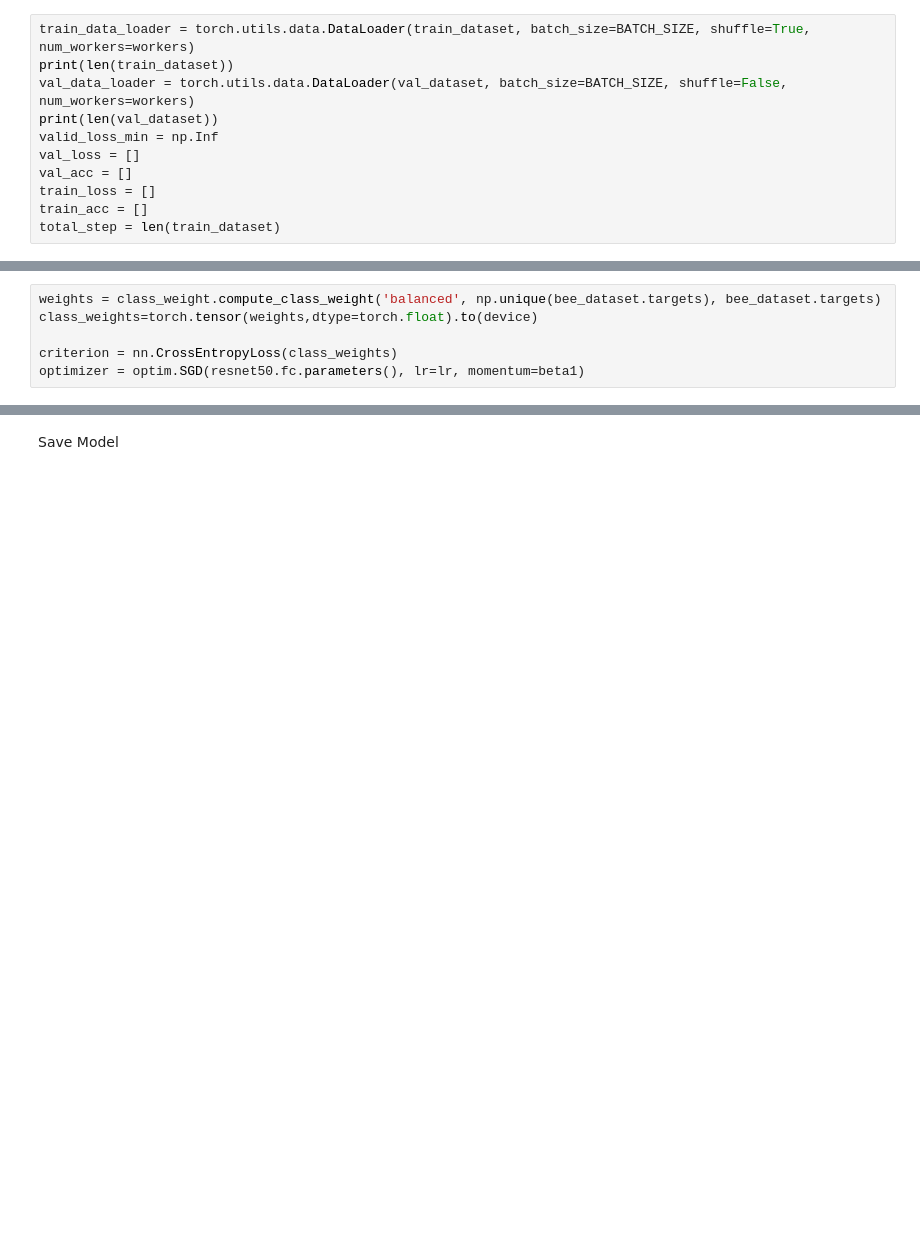
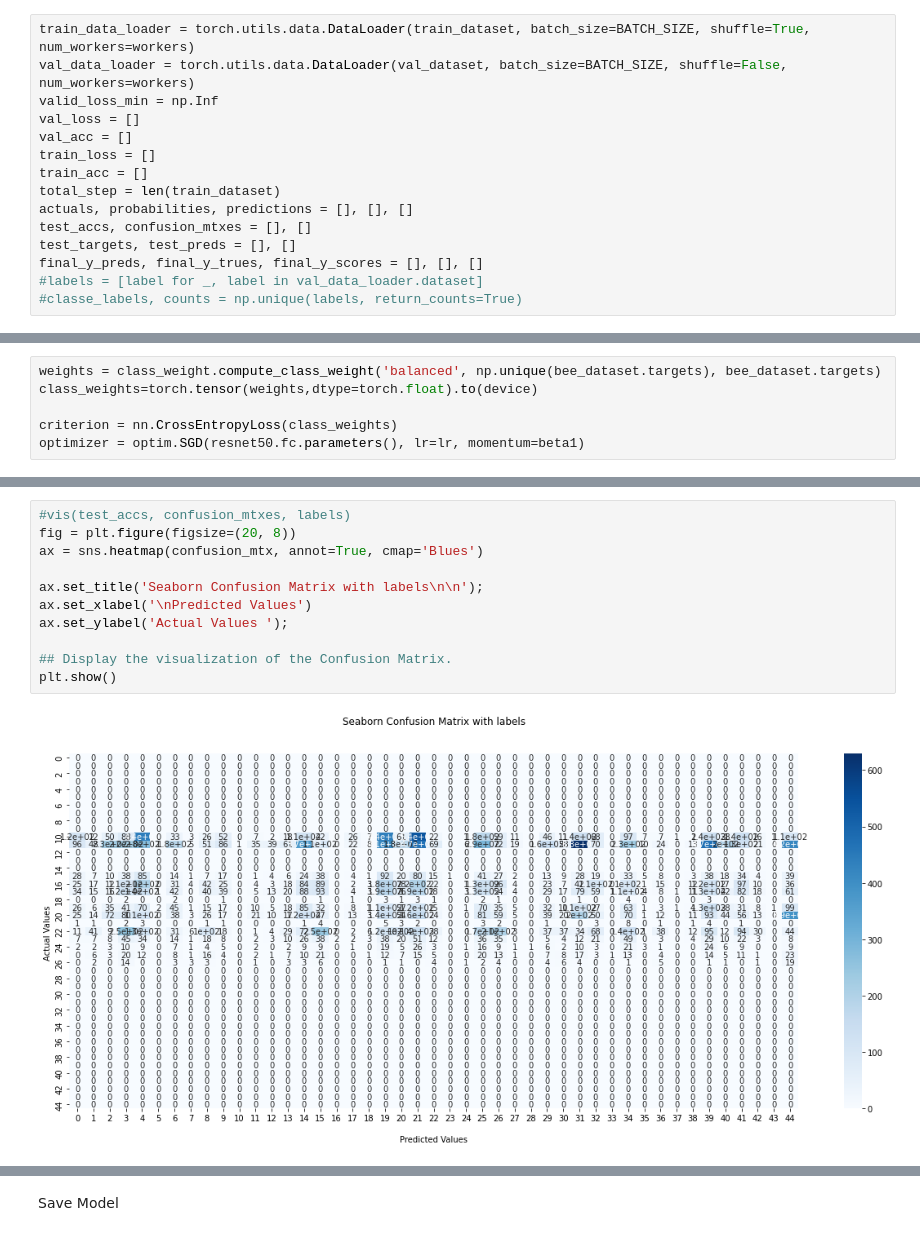
Before and after one commit to dragonx0208/beemachine, a Jupyter notebook: torch_main_V1.1.ipynb, the cells around one changed output, grey strips where cells are left out. Saved outputs shown, nothing was run; the diff lists cells and outputs as text; blank space fills up the shorter version.

```diff
--- a/torch_main_V1.1.ipynb
+++ b/torch_main_V1.1.ipynb
@@ -208,12 +212,16 @@ torch.autograd.set_detect_anomaly(True)
 Create DataLoader
 # %%
 train_data_loader = torch.utils.data.DataLoader(train_dataset, batch_size=BATCH_SIZE, shuffle=True, num_workers=workers)
-print(len(train_dataset))
 val_data_loader = torch.utils.data.DataLoader(val_dataset, batch_size=BATCH_SIZE, shuffle=False, num_workers=workers)
-print(len(val_dataset))
 valid_loss_min = np.Inf
 val_loss = []
 val_acc = []
 train_loss = []
 train_acc = []
 total_step = len(train_dataset)
+actuals, probabilities, predictions = [], [], []
+test_accs, confusion_mtxes = [], []
+test_targets, test_preds = [], []
+final_y_preds, final_y_trues, final_y_scores = [], [], []
+#labels = [label for _, label in val_data_loader.dataset]
+#classe_labels, counts = np.unique(labels, return_counts=True)
@@ -420,0 +405,13 @@ Accuracy: 0.1579
+# %%
+#vis(test_accs, confusion_mtxes, labels)
+fig = plt.figure(figsize=(20, 8))
+ax = sns.heatmap(confusion_mtx, annot=True, cmap='Blues')
+
+ax.set_title('Seaborn Confusion Matrix with labels\n\n');
+ax.set_xlabel('\nPredicted Values')
+ax.set_ylabel('Actual Values ');
+
+## Display the visualization of the Confusion Matrix.
+plt.show()
+# %% [output]
+[figure, added]
```
Also changed, not shown: parts of 36 cells of this notebook.
